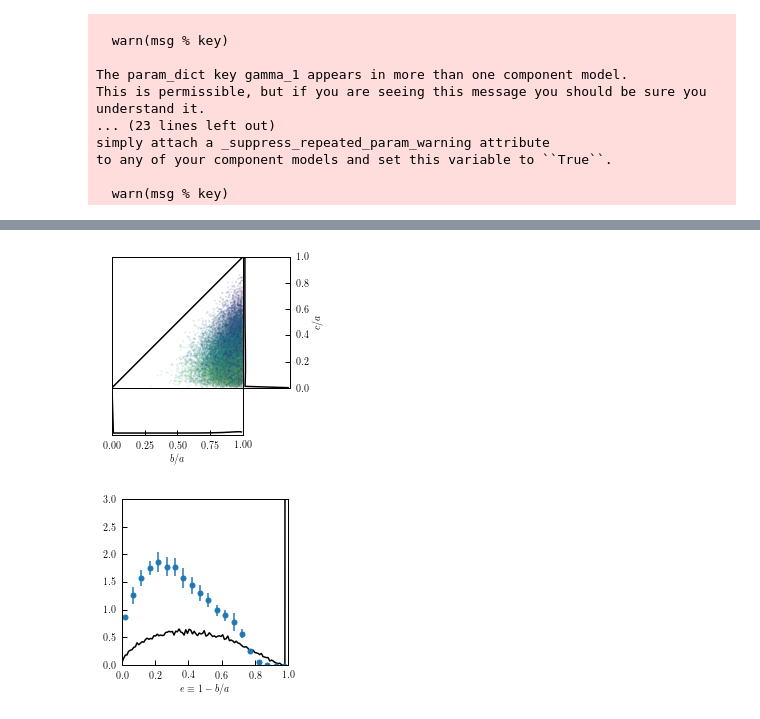
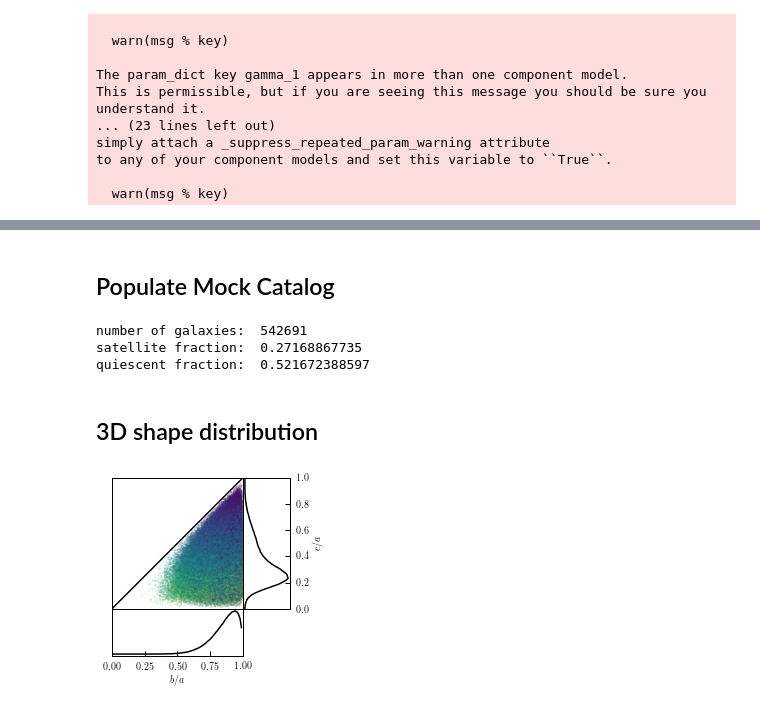
Before and after one commit to duncandc/galaxy_shapes, a Jupyter notebook: shape_models/shape_demo.ipynb, the cells around one changed output, grey strips where cells are left out. Cells and saved outputs as stored; diff of their text form; code cells hidden in the pictures.

```diff
--- a/shape_models/shape_demo.ipynb
+++ b/shape_models/shape_demo.ipynb
@@ -143,3 +132,24 @@ number of galaxies:  79714
+# %% [markdown]
+## Populate Mock Catalog
+# %%
+# populate mock catalog
+model_instance.populate_mock(halocat)
+mock = model_instance.mock.galaxy_table
+
+N_gal = len(mock)
+print("number of galaxies: ", N_gal)
+
+f_sat = 1.0*np.sum(mock['gal_type']=='satellites')/N_gal
+print("satellite fraction: ", f_sat)
+
+f_quiescent = 1.0*np.sum(mock['quiescent']==True)/N_gal
+print("quiescent fraction: ", f_quiscent)
+# %% [output]
+number of galaxies:  542691
+satellite fraction:  0.27168867735
+quiescent fraction:  0.521672388597
+# %% [markdown]
+## 3D shape distribution
 # %%
 # calculate the distribution of shapes
 bins = np.linspace(0,1,100)
@@ -159,54 +181,31 @@ fig = plt.figure(figsize=(3.3,3.3))
 # main panel
 rect = 0.2-0.1, 0.35, 0.55, 0.55  # left, bottom, width, height
 ax = fig.add_axes(rect)
 ax.xaxis.set_visible(False)
 ax.yaxis.set_visible(False)
 ax.scatter(mock['galaxy_b_to_a'], mock['galaxy_c_to_a'], alpha=0.1, s=1, c=e, rasterized=True)
 ax.plot([0,1],[0,1], '-', color='black')
 ax.set_xlim([0,1])
 ax.set_ylim([0,1])
 
 # lower panel
 rect = 0.2-0.1,0.15,0.55,0.2  # left, bottom, width, height
 ax = fig.add_axes(rect)
 ax.yaxis.set_visible(False)
 ax.set_xlim([0,1])
 ax.plot(bins[:-1], counts_1, color='black')
 ax.set_xlabel(r'$b/a$')
 
 # right panel
 rect = 0.75-0.1,0.35,0.2,0.55  # left, bottom, width, height
 ax = fig.add_axes(rect)
 ax.xaxis.set_visible(False)
 ax.set_ylim([0,1])
 ax.yaxis.tick_right()
 ax.yaxis.set_label_position('right')
 ax.plot(counts_2, bins[:-1], color='black')
 ax.set_ylabel(r'$c/a$')
 
 plt.show()
-
-# load PS08 data
-from astropy.table import Table
-t = Table.read('../data/PS08/figure_4.dat', format='ascii')
-x = 1-t['b/a']
-y = t['normalized_frequency']
-err = np.fabs(t['error_+'] - t['error_-'])
-
-
-# 2D shape distribution
-fig = plt.figure(figsize=(3.3,3.3))
-
-# main panel
-rect = 0.2, 0.2, 0.7, 0.7  # left, bottom, width, height
-ax = fig.add_axes(rect)
-ax.plot(bins[:-1], counts_3, color='black')
-ax.errorbar(x, y, yerr=err, fmt='o', ms=5)
-ax.set_xlim([0,1])
-ax.set_ylim([0,3])
-ax.set_xlabel(r'$e \equiv 1 - b/a$')
-
-plt.show()
 # %% [output]
-[figure, old version]
+[figure, new version]
-[figure, removed]
```
Also changed, not shown: parts of 10 cells of this notebook, 1 other file.
